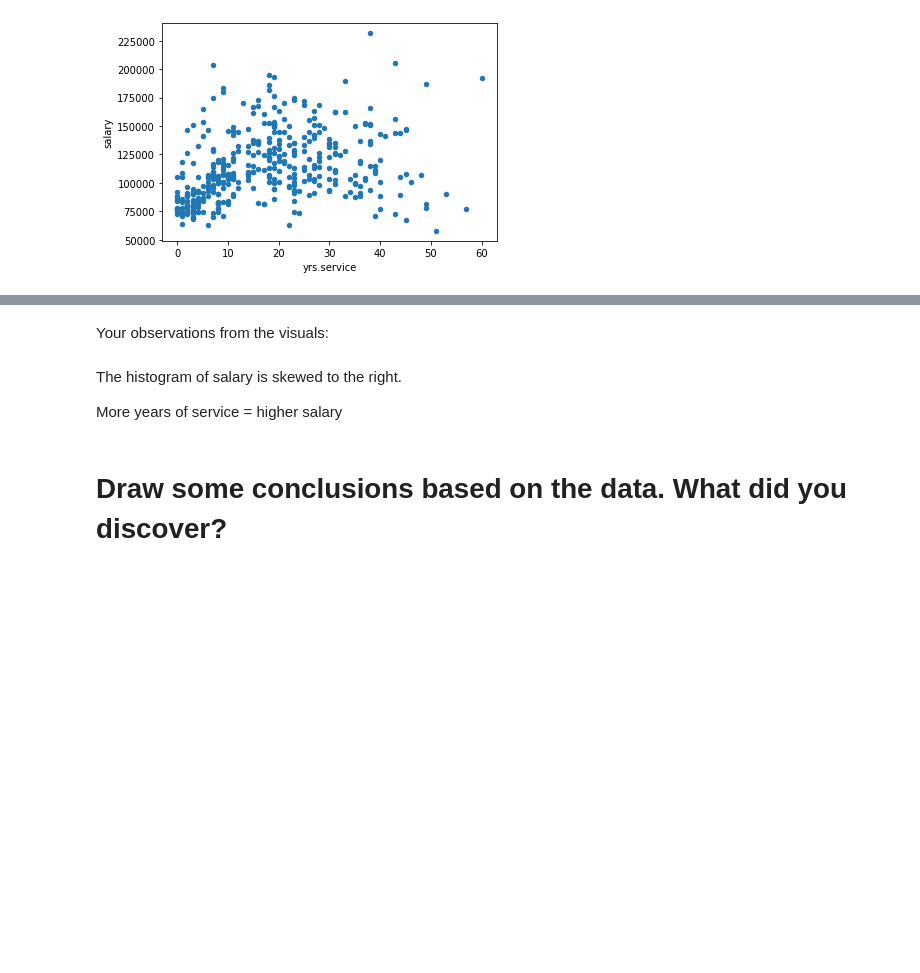
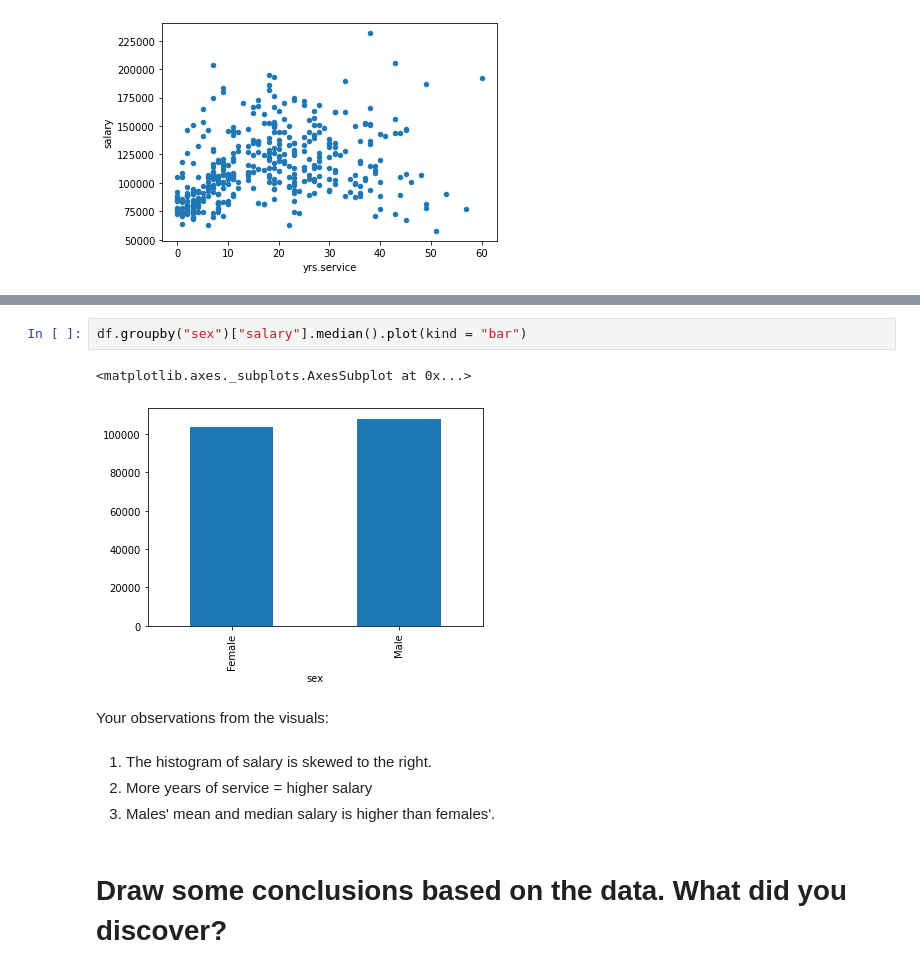
Before and after one commit to JakeLi2001/EverUp-Micro-Credential-Data-Analytics, a Jupyter notebook: Python/Unit3_L2.ipynb, the cells around one changed output, grey strips where cells are left out. Cells and saved outputs as stored; diff of their text form; blank space fills up the shorter version.

```diff
--- a/Python/Unit3_L2.ipynb
+++ b/Python/Unit3_L2.ipynb
@@ -289,9 +286,14 @@ salary_vs_years_services.plot(x = "yrs.service", y = "salary", kind = "scatter")
+# %%
+df.groupby("sex")["salary"].median().plot(kind = "bar")
+# %% [output]
+<matplotlib.axes._subplots.AxesSubplot at 0x...>
+[figure, added]
 # %% [markdown]
 Your observations from the visuals:
 # %% [markdown]
-The histogram of salary is skewed to the right.
-
-More years of service = higher salary
+1. The histogram of salary is skewed to the right.
+2. More years of service = higher salary
+3. Males' mean and median salary is higher than females'.
 # %% [markdown]
 # Draw some conclusions based on the data.  What did you discover?
 # %% [markdown]
```
Also changed, not shown: parts of 7 cells of this notebook.
